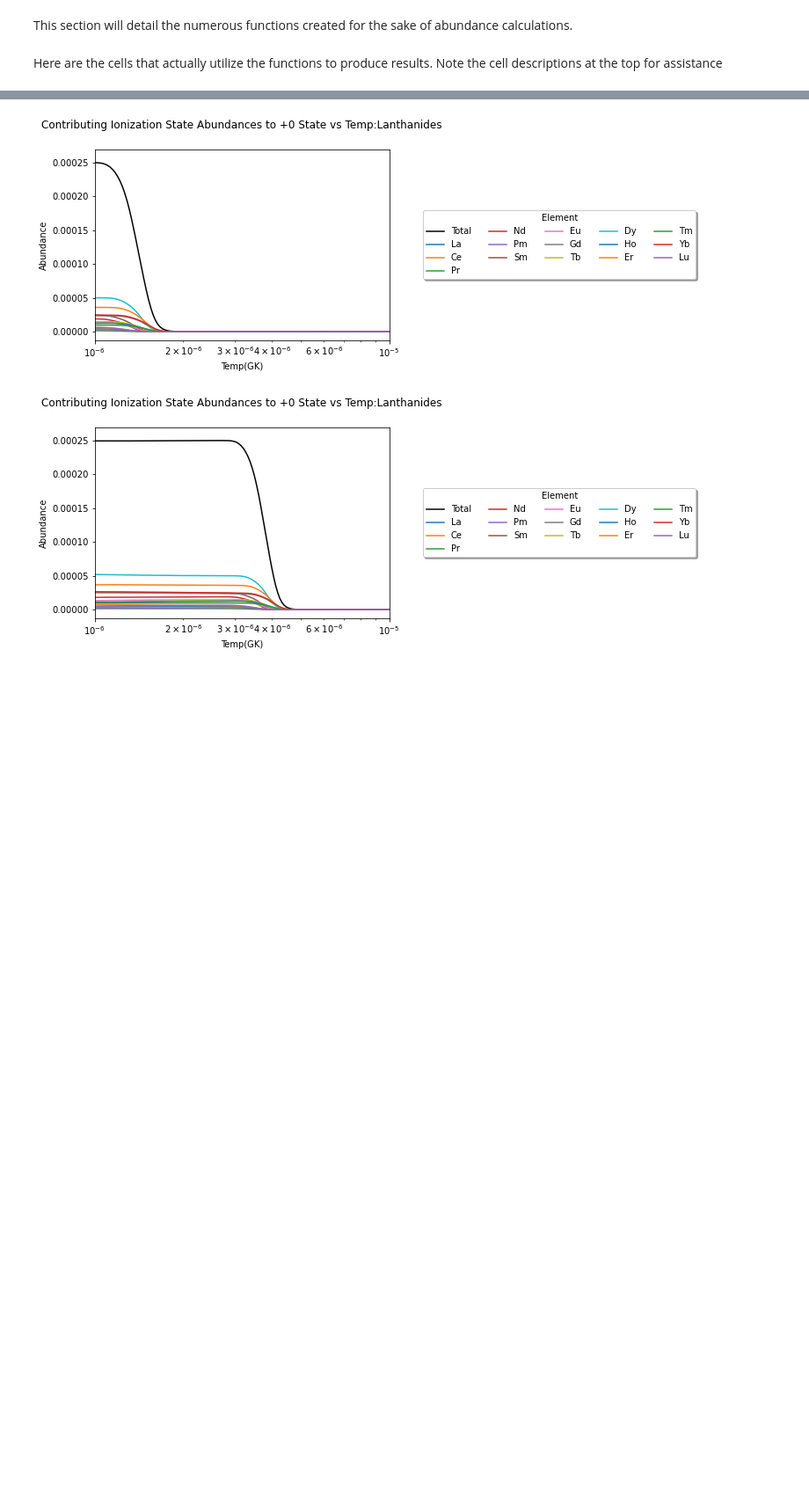
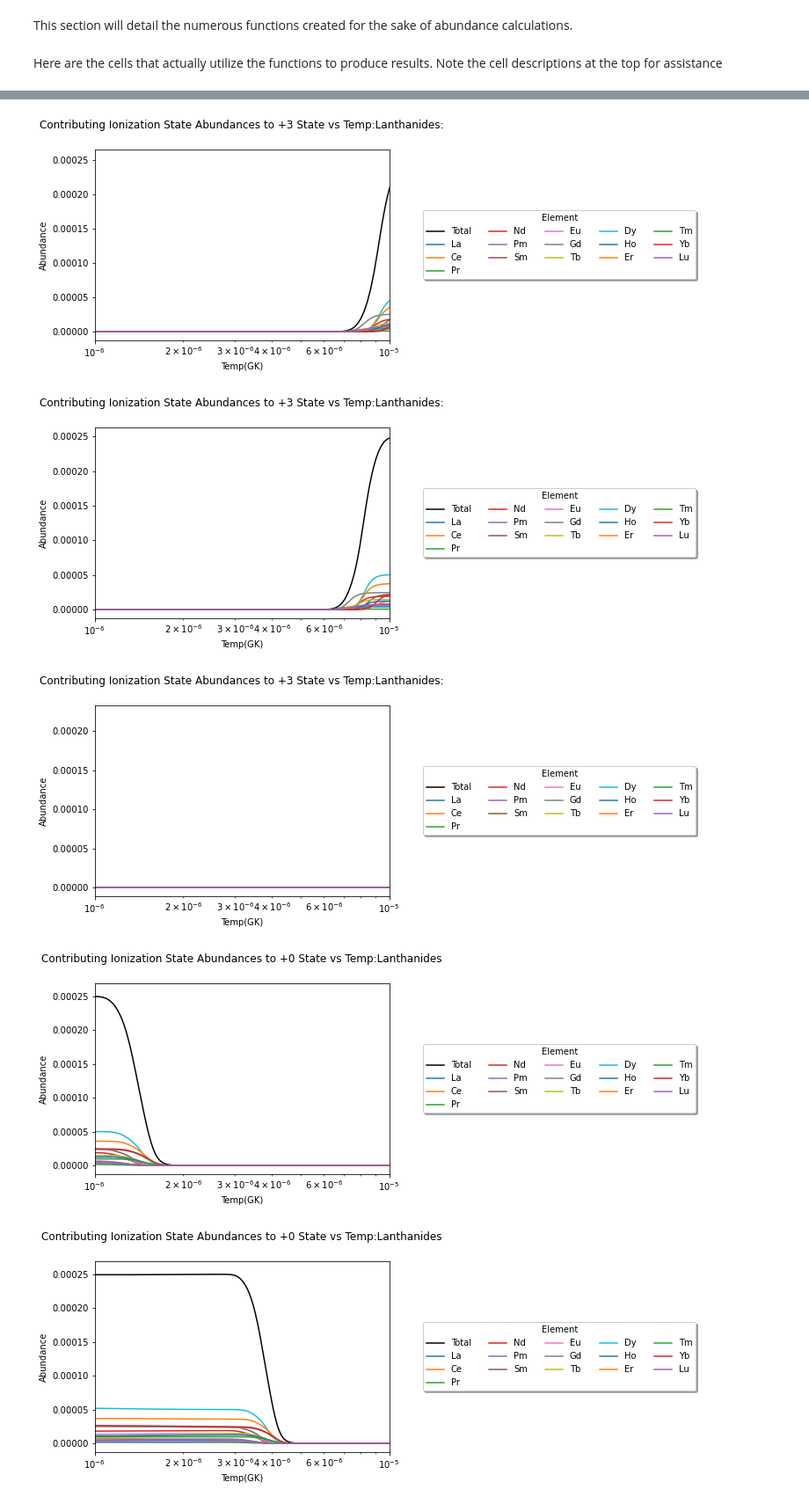
Before and after one commit to PranavNalamwar/R-process_Mergers, a Jupyter notebook: Abundance_Calculations/Total Charge State Abundances/Official_Abundance_Calculation_Multiple_Ye_Interpolated.ipynb, the cells around one changed output, grey strips where cells are left out. Shown: that part at 88% size. Drawn from its saved outputs; the diff is of its cells as text; code cells hidden in the pictures; blank space fills up the shorter version.

```diff
--- a/Abundance_Calculations/Total Charge State Abundances/Official_Abundance_Calculation_Multiple_Ye_Interpolated.ipynb
+++ b/Abundance_Calculations/Total Charge State Abundances/Official_Abundance_Calculation_Multiple_Ye_Interpolated.ipynb
@@ -503,3 +496,14 @@ This calculation across 50 Ye datasets took: 9186.0
+# %%
+#Cell for ionization abundance plots for +3 state
+#well-mixed
+
+distribution_ionization(low_ionization, 3,hf_low['Temperature']) #low
+distribution_ionization(high_ionization, 3,hf_high['Temperature']) #high
+distribution_ionization(average_ionization, 3,averaged_temperatures) #average
+# %% [output]
+[figure, added]
+[figure, added]
+[figure, added]
 # %%
 #This cell will be used to make the weighted_average calculation for the unmixed ejecta as well as plot the dist_abun plots
 #With this Yi, plug into a modified form of distribution_ionization()
```
Also changed, not shown: parts of 22 cells of this notebook.
